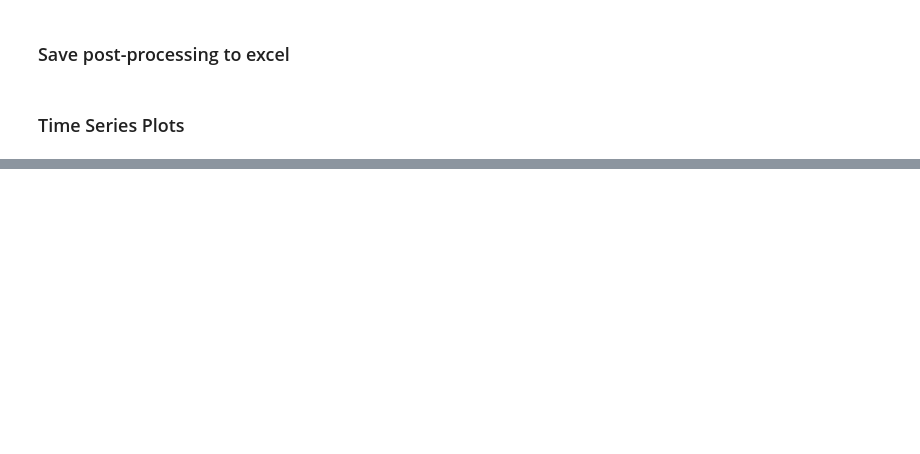
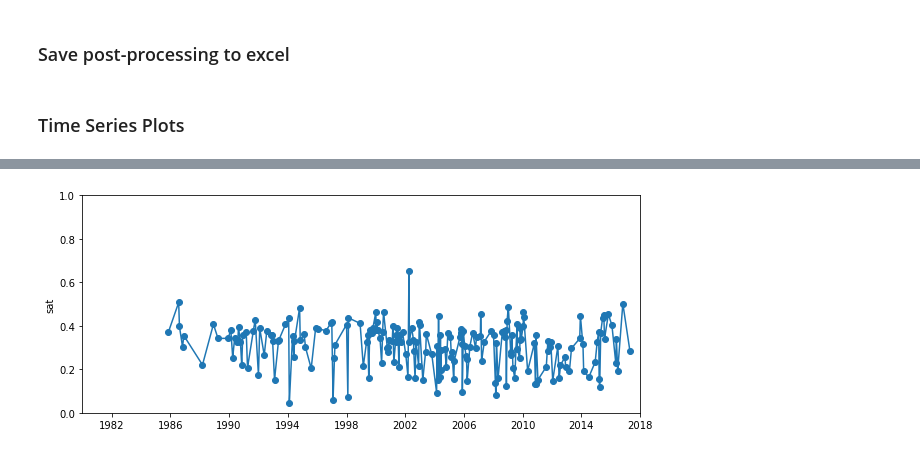
Before and after one commit to samsammurphy/ee-atmcorr-timeseries, a Jupyter notebook: jupyter_notebooks/lakes.ipynb, the cells around one changed output, grey strips where cells are left out. Cells and saved outputs as stored; diff of their text form; code cells hidden in the pictures; blank space fills up the shorter version.

```diff
--- a/jupyter_notebooks/lakes.ipynb
+++ b/jupyter_notebooks/lakes.ipynb
@@ -160,0 +195,4 @@ fileID: LC81860562013365LGN00
+# %%
+plot.graph('sat', ylim=[0,1], fileNamePrefix=fileNamePrefix)
+# %% [output]
+[figure, added]
```
Also changed, not shown: parts of 36 cells of this notebook.
